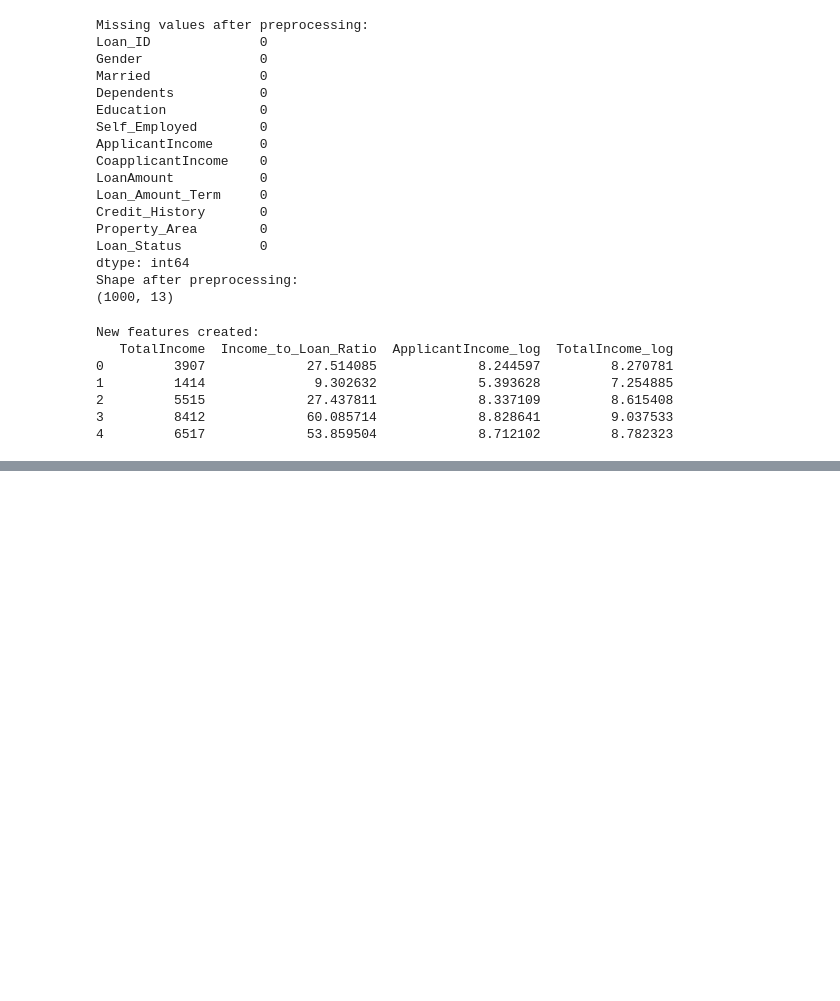
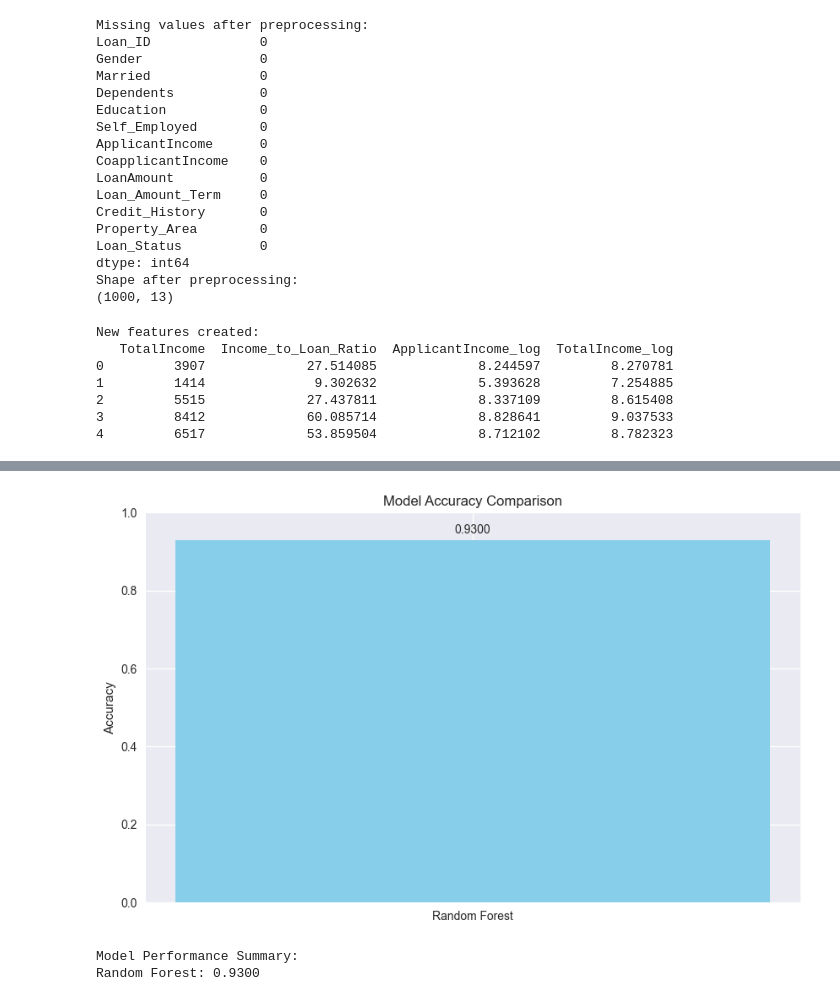
Before and after one commit to ngobinath/MLOPS_AUG2025, a Jupyter notebook: Session1/helloworld.ipynb, the cells around one changed output, grey strips where cells are left out. Drawn from its saved outputs; the diff is of its cells as text; code cells hidden in the pictures; blank space fills up the shorter version.

```diff
--- a/Session1/helloworld.ipynb
+++ b/Session1/helloworld.ipynb
@@ -258,0 +310,6 @@ New features created:
+# %%
+X_train, X_test, y_train, y_test = train_test_split(X, y, test_size=0.2, random_state=42, stratify=y)
+print(f"Training set shape: {X_train.shape}")
+print(f"Test set shape: {X_test.shape}")
+print(f"Training set class distribution: {np.bincount(y_train)}")
+print(f"Test set class distribution: {np.bincount(y_test)}")
@@ -258,0 +321,7 @@ New features created:
+# %%
+# Scale features
+scaler = StandardScaler()
+X_train_scaled = scaler.fit_transform(X_train)
+X_test_scaled = scaler.transform(X_test)
+
+print("Features scaled successfully")
@@ -258,0 +374,25 @@ New features created:
+# %%
+# Compare model accuracies
+model_names = list(model_results.keys())
+accuracies = [model_results[name]['accuracy'] for name in model_names]
+
+plt.figure(figsize=(10, 6))
+bars = plt.bar(model_names, accuracies, color=['skyblue', 'skyblue'])
+plt.title('Model Accuracy Comparison')
+plt.ylabel('Accuracy')
+plt.ylim(0, 1)
+
+# Add accuracy values on bars
+for bar, acc in zip(bars, accuracies):
+    plt.text(bar.get_x() + bar.get_width()/2, bar.get_height() + 0.01,
+             f'{acc:.4f}', ha='center', va='bottom')
+
+plt.show()
+
+print("Model Performance Summary:")
+for name in model_names:
+    print(f"{name}: {model_results[name]['accuracy']:.4f}")
+# %% [output]
+[figure, added]
+Model Performance Summary:
+Random Forest: 0.9300
```
Also changed, not shown: parts of 7 cells of this notebook, 2 other files.
